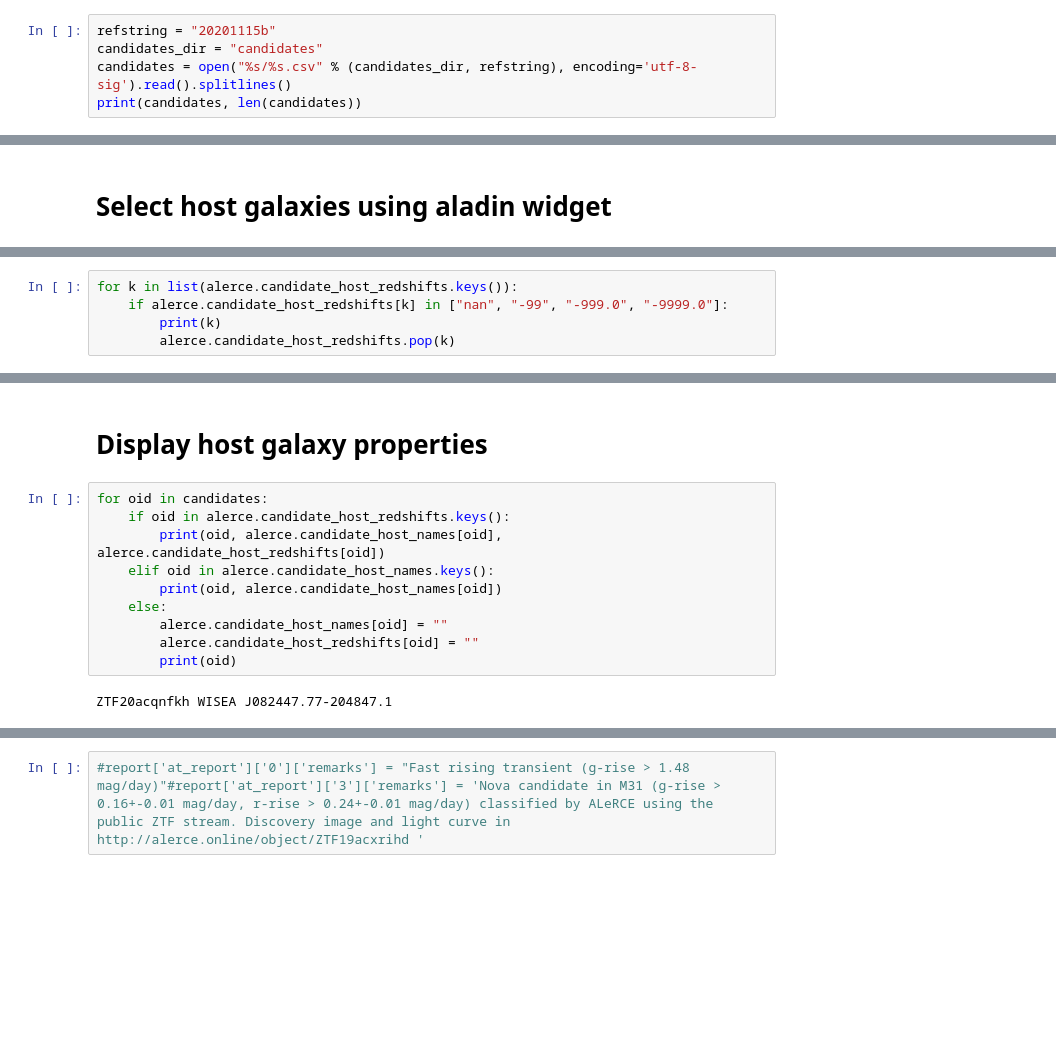
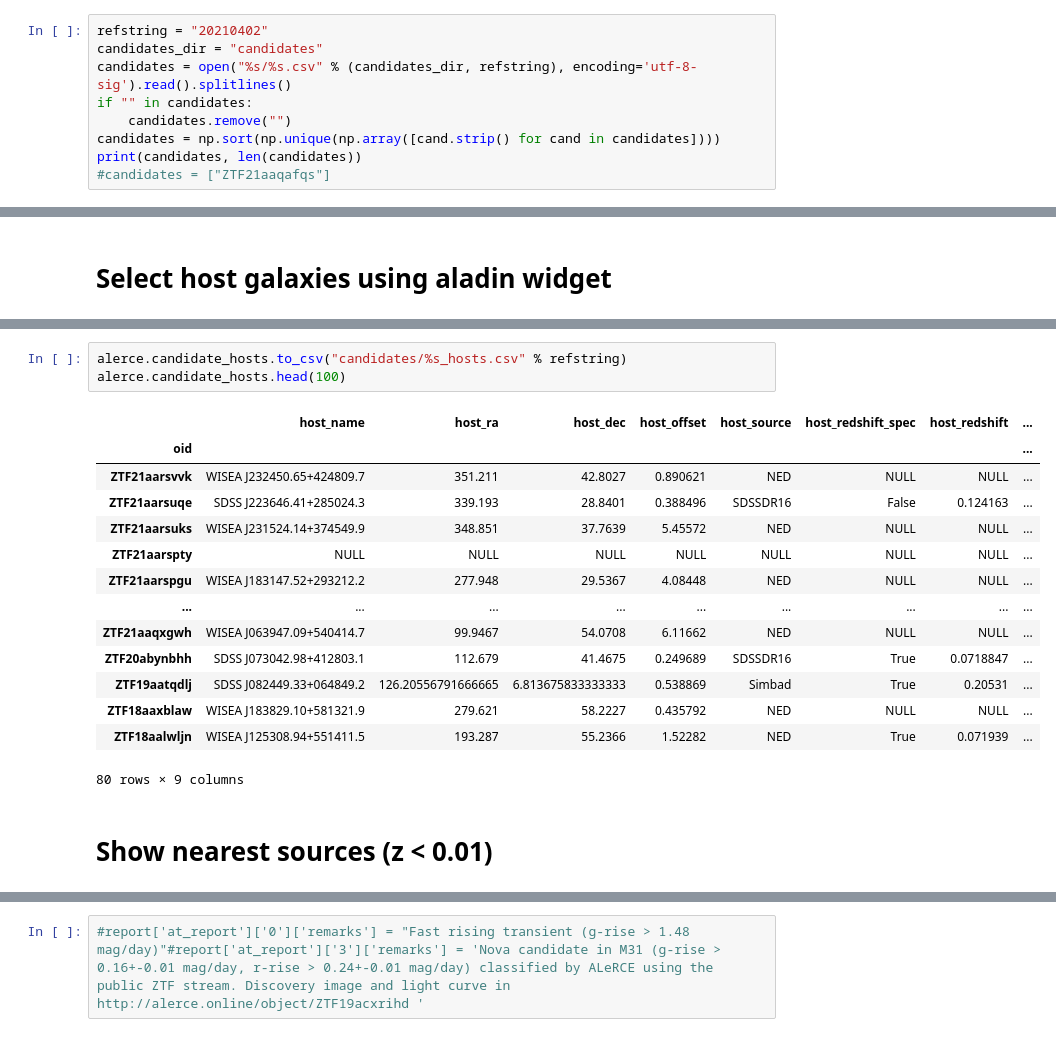
Before and after one commit to alercebroker/TNS_upload, a Jupyter notebook: ALeRCE_ZTF_TNS_send_SNe.ipynb, the cells around one changed output, grey strips where cells are left out. Saved outputs shown, nothing was run; the diff lists cells and outputs as text; blank space fills up the shorter version.

```diff
--- a/ALeRCE_ZTF_TNS_send_SNe.ipynb
+++ b/ALeRCE_ZTF_TNS_send_SNe.ipynb
@@ -30,6 +33,10 @@ alerce = alerce_tns()
 # %%
-refstring = "20201115b"
+refstring = "20210402"
 candidates_dir = "candidates"
 candidates = open("%s/%s.csv" % (candidates_dir, refstring), encoding='utf-8-sig').read().splitlines()
+if "" in candidates:
+    candidates.remove("")
+candidates = np.sort(np.unique(np.array([cand.strip() for cand in candidates])))
 print(candidates, len(candidates))
+#candidates = ["ZTF21aaqafqs"]
 # %% [output]
@@ -63,5 +100,0 @@ alerce.candidate_host_redshifts
-# %%
-for k in list(alerce.candidate_host_redshifts.keys()):
-    if alerce.candidate_host_redshifts[k] in ["nan", "-99", "-999.0", "-9999.0"]:
-        print(k)
-        alerce.candidate_host_redshifts.pop(k)
@@ -84,14 +103,20 @@ df_hosts.head(100)
-# %% [markdown]
-# Display host galaxy properties
-# %%
-for oid in candidates:
-    if oid in alerce.candidate_host_redshifts.keys():
-        print(oid, alerce.candidate_host_names[oid], alerce.candidate_host_redshifts[oid])
-    elif oid in alerce.candidate_host_names.keys():
-        print(oid, alerce.candidate_host_names[oid])
-    else:
-        alerce.candidate_host_names[oid] = ""
-        alerce.candidate_host_redshifts[oid] = ""
-        print(oid)
-# %% [output]
-ZTF20acqnfkh WISEA J082447.77-204847.1
+# %%
+alerce.candidate_hosts.to_csv("candidates/%s_hosts.csv" % refstring)
+alerce.candidate_hosts.head(100)
+# %% [output]
+|  | host_name | host_ra | host_dec | host_offset | host_source | host_redshift_spec | host_redshift | ... |
+| oid |  |  |  |  |  |  |  | ... |
+| ZTF21aarsvvk | WISEA J232450.65+424809.7 | 351.211 | 42.8027 | 0.890621 | NED | NULL | NULL | ... |
+| ZTF21aarsuqe | SDSS J223646.41+285024.3 | 339.193 | 28.8401 | 0.388496 | SDSSDR16 | False | 0.124163 | ... |
+| ZTF21aarsuks | WISEA J231524.14+374549.9 | 348.851 | 37.7639 | 5.45572 | NED | NULL | NULL | ... |
+| ZTF21aarspty | NULL | NULL | NULL | NULL | NULL | NULL | NULL | ... |
+| ZTF21aarspgu | WISEA J183147.52+293212.2 | 277.948 | 29.5367 | 4.08448 | NED | NULL | NULL | ... |
+| ... | ... | ... | ... | ... | ... | ... | ... | ... |
+| ZTF21aaqxgwh | WISEA J063947.09+540414.7 | 99.9467 | 54.0708 | 6.11662 | NED | NULL | NULL | ... |
+| ZTF20abynbhh | SDSS J073042.98+412803.1 | 112.679 | 41.4675 | 0.249689 | SDSSDR16 | True | 0.0718847 | ... |
+| ZTF19aatqdlj | SDSS J082449.33+064849.2 | 126.20556791666665 | 6.813675833333333 | 0.538869 | Simbad | True | 0.20531 | ... |
+| ZTF18aaxblaw | WISEA J183829.10+581321.9 | 279.621 | 58.2227 | 0.435792 | NED | NULL | NULL | ... |
+| ZTF18aalwljn | WISEA J125308.94+551411.5 | 193.287 | 55.2366 | 1.52282 | NED | True | 0.071939 | ... |
+80 rows × 9 columns
+# %% [markdown]
+# Show nearest sources (z < 0.01)
```
Also changed, not shown: parts of 50 cells of this notebook.
